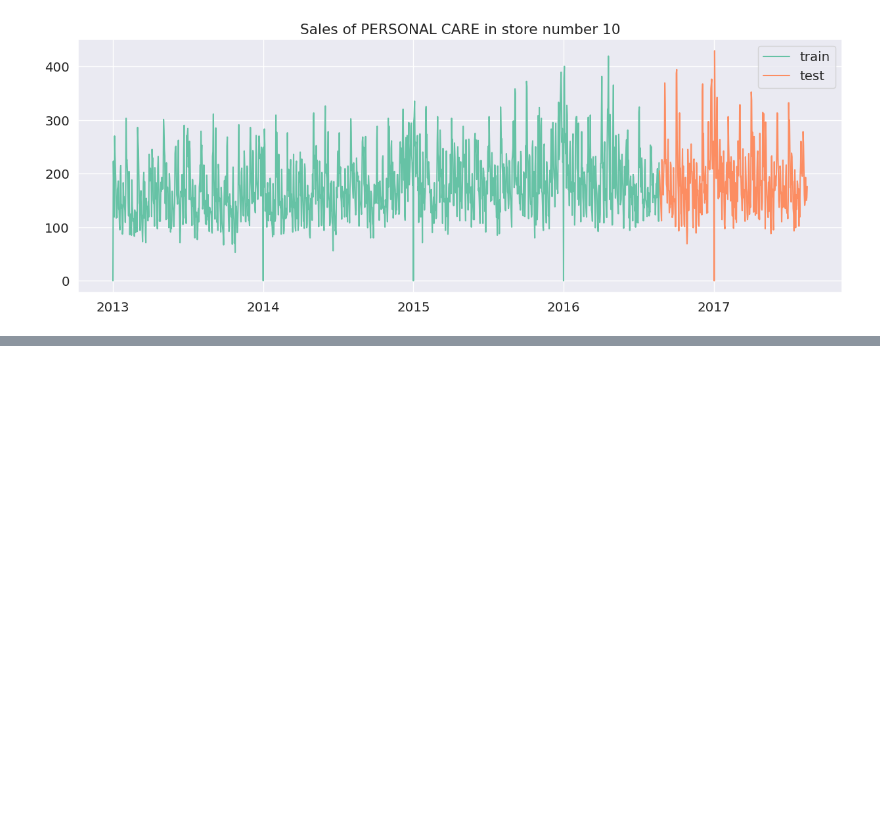
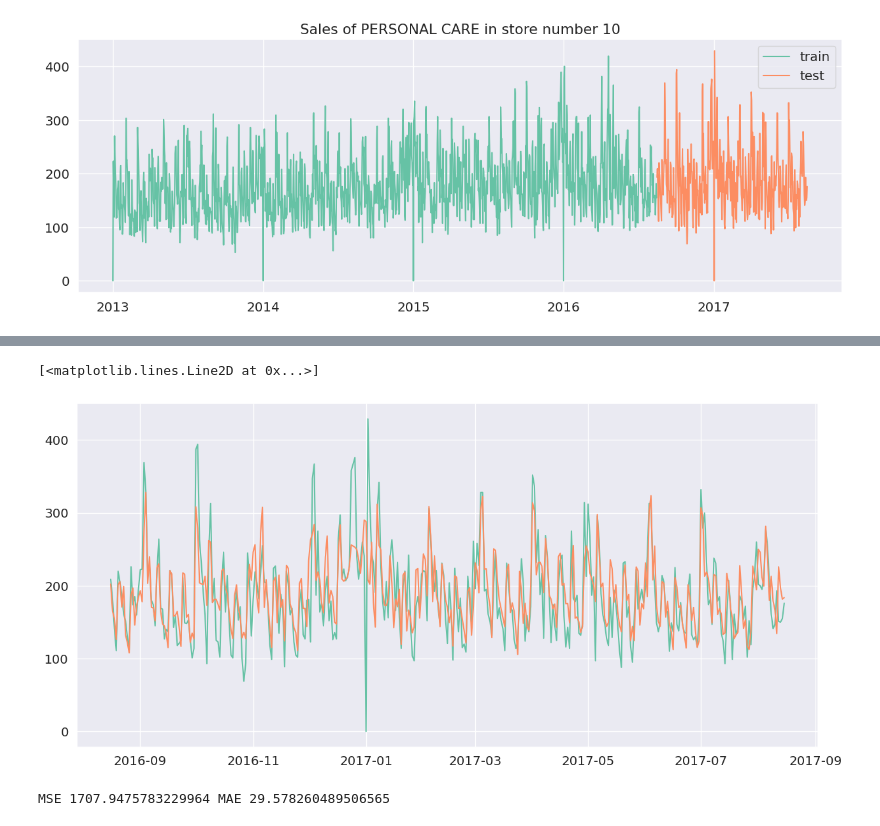
Before and after one commit to rybinsky/TimeSeries, a Jupyter notebook: StoreSales.ipynb, the cells around one changed output, grey strips where cells are left out. Cells and saved outputs as stored; diff of their text form; code cells hidden in the pictures; blank space fills up the shorter version.

```diff
--- a/StoreSales.ipynb
+++ b/StoreSales.ipynb
@@ -217,0 +347,37 @@ ax.legend();
+# %%
+model = LinearRegression().fit(X1_train, y_train)
+
+y_fit_trend = pd.DataFrame(
+    model.predict(X1_train),
+    index=X1_train.index, columns=y.columns,
+)
+# %%
+y_fore_trend = pd.DataFrame(
+    model.predict(X1_valid),
+    index=X1_valid.index, columns=y.columns,
+)
+# %%
+y_resid_train = y_train - y_fit_trend
+y_resid_test = y_valid - y_fore_trend
+# %%
+model = XGBRegressor()
+model.fit(X2_train, y_resid_train)
+
+y_pred = pd.DataFrame(
+    model.predict(X2_valid),
+    index = X2_valid.index, columns = y.columns
+)
+y_pred += y_fore_trend
+# %%
+plt.plot(X2_valid.index, y_valid)
+plt.plot(X2_valid.index, y_pred)
+# %% [output]
+[<matplotlib.lines.Line2D at 0x...>]
+[figure, added]
+# %%
+print(
+    "MSE", mean_squared_error(y_true=y_valid, y_pred=y_pred),
+    "MAE", mean_absolute_error(y_true=y_valid, y_pred=y_pred),
+)
+# %% [output]
+MSE 1707.9475783229964 MAE 29.578260489506565
```
Also changed, not shown: parts of 35 cells of this notebook.
